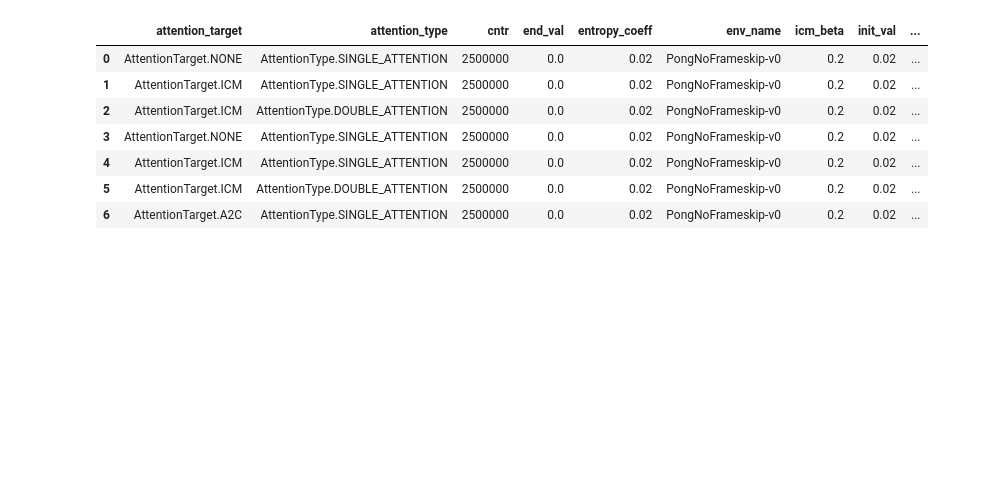
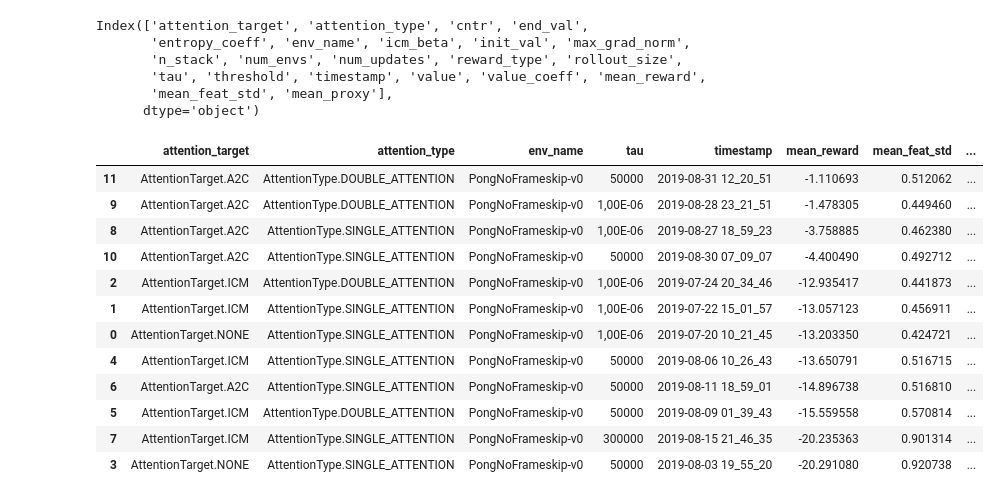
Before and after one commit to rpatrik96/AttA2C, a Jupyter notebook: jupyter/analysis.ipynb, the cells around one changed output. Saved outputs shown, nothing was run; the diff lists cells and outputs as text; code cells hidden in the pictures; blank space fills up the shorter version.

Commit message:
feature and reward statistics added + plots

```diff
--- a/jupyter/analysis.ipynb
+++ b/jupyter/analysis.ipynb
@@ -17,17 +17,35 @@ log_dir = join(dirname(dirname(abspath(__file__))), "log")
 log_att_dir = join(dirname(dirname(abspath(__file__))), "log_feat_test")
 # %%
 el = EnvLogger("PongNoFrameskip-v0", log_dir, 250)
+# %%
+el.params_df.columns
+# %% [output]
+Index(['attention_target', 'attention_type', 'cntr', 'end_val',
+       'entropy_coeff', 'env_name', 'icm_beta', 'init_val', 'max_grad_norm',
+       'n_stack', 'num_envs', 'num_updates', 'reward_type', 'rollout_size',
+       'tau', 'threshold', 'timestamp', 'value', 'value_coeff', 'mean_reward',
+       'mean_feat_std', 'mean_proxy'],
+      dtype='object')
+# %%
+cols = ['attention_target', 'attention_type', 'env_name',
+       'tau', 'timestamp', 'mean_reward',
+       'mean_feat_std', 'mean_proxy']
 # %%
-el.params_df#.loc[el.params_df.timestamp == '2019-07-20 10_21_45']
+el.params_df[cols].sort_values(by=["mean_reward", "mean_proxy"], ascending=False)#.loc[el.params_df.timestamp == '2019-07-20 10_21_45']
 # %% [output]
-|  | attention_target | attention_type | cntr | end_val | entropy_coeff | env_name | icm_beta | init_val | ... |
-| 0 | AttentionTarget.NONE | AttentionType.SINGLE_ATTENTION | 2500000 | 0.0 | 0.02 | PongNoFrameskip-v0 | 0.2 | 0.02 | ... |
-| 1 | AttentionTarget.ICM | AttentionType.SINGLE_ATTENTION | 2500000 | 0.0 | 0.02 | PongNoFrameskip-v0 | 0.2 | 0.02 | ... |
-| 2 | AttentionTarget.ICM | AttentionType.DOUBLE_ATTENTION | 2500000 | 0.0 | 0.02 | PongNoFrameskip-v0 | 0.2 | 0.02 | ... |
-| 3 | AttentionTarget.NONE | AttentionType.SINGLE_ATTENTION | 2500000 | 0.0 | 0.02 | PongNoFrameskip-v0 | 0.2 | 0.02 | ... |
-| 4 | AttentionTarget.ICM | AttentionType.SINGLE_ATTENTION | 2500000 | 0.0 | 0.02 | PongNoFrameskip-v0 | 0.2 | 0.02 | ... |
-| 5 | AttentionTarget.ICM | AttentionType.DOUBLE_ATTENTION | 2500000 | 0.0 | 0.02 | PongNoFrameskip-v0 | 0.2 | 0.02 | ... |
-| 6 | AttentionTarget.A2C | AttentionType.SINGLE_ATTENTION | 2500000 | 0.0 | 0.02 | PongNoFrameskip-v0 | 0.2 | 0.02 | ... |
+|  | attention_target | attention_type | env_name | tau | timestamp | mean_reward | mean_feat_std | ... |
+| 11 | AttentionTarget.A2C | AttentionType.DOUBLE_ATTENTION | PongNoFrameskip-v0 | 50000 | 2019-08-31 12_20_51 | -1.110693 | 0.512062 | ... |
+| 9 | AttentionTarget.A2C | AttentionType.DOUBLE_ATTENTION | PongNoFrameskip-v0 | 1,00E-06 | 2019-08-28 23_21_51 | -1.478305 | 0.449460 | ... |
+| 8 | AttentionTarget.A2C | AttentionType.SINGLE_ATTENTION | PongNoFrameskip-v0 | 1,00E-06 | 2019-08-27 18_59_23 | -3.758885 | 0.462380 | ... |
+| 10 | AttentionTarget.A2C | AttentionType.SINGLE_ATTENTION | PongNoFrameskip-v0 | 50000 | 2019-08-30 07_09_07 | -4.400490 | 0.492712 | ... |
+| 2 | AttentionTarget.ICM | AttentionType.DOUBLE_ATTENTION | PongNoFrameskip-v0 | 1,00E-06 | 2019-07-24 20_34_46 | -12.935417 | 0.441873 | ... |
+| 1 | AttentionTarget.ICM | AttentionType.SINGLE_ATTENTION | PongNoFrameskip-v0 | 1,00E-06 | 2019-07-22 15_01_57 | -13.057123 | 0.456911 | ... |
+| 0 | AttentionTarget.NONE | AttentionType.SINGLE_ATTENTION | PongNoFrameskip-v0 | 1,00E-06 | 2019-07-20 10_21_45 | -13.203350 | 0.424721 | ... |
+| 4 | AttentionTarget.ICM | AttentionType.SINGLE_ATTENTION | PongNoFrameskip-v0 | 50000 | 2019-08-06 10_26_43 | -13.650791 | 0.516715 | ... |
+| 6 | AttentionTarget.A2C | AttentionType.SINGLE_ATTENTION | PongNoFrameskip-v0 | 50000 | 2019-08-11 18_59_01 | -14.896738 | 0.516810 | ... |
+| 5 | AttentionTarget.ICM | AttentionType.DOUBLE_ATTENTION | PongNoFrameskip-v0 | 50000 | 2019-08-09 01_39_43 | -15.559558 | 0.570814 | ... |
+| 7 | AttentionTarget.ICM | AttentionType.SINGLE_ATTENTION | PongNoFrameskip-v0 | 300000 | 2019-08-15 21_46_35 | -20.235363 | 0.901314 | ... |
+| 3 | AttentionTarget.NONE | AttentionType.SINGLE_ATTENTION | PongNoFrameskip-v0 | 50000 | 2019-08-03 19_55_20 | -20.291080 | 0.920738 | ... |
 # %%
 el.plot_mean_std(*["rewards"])
 # %% [output]
```
Also changed, not shown: parts of 3 cells of this notebook, 5 other files.
